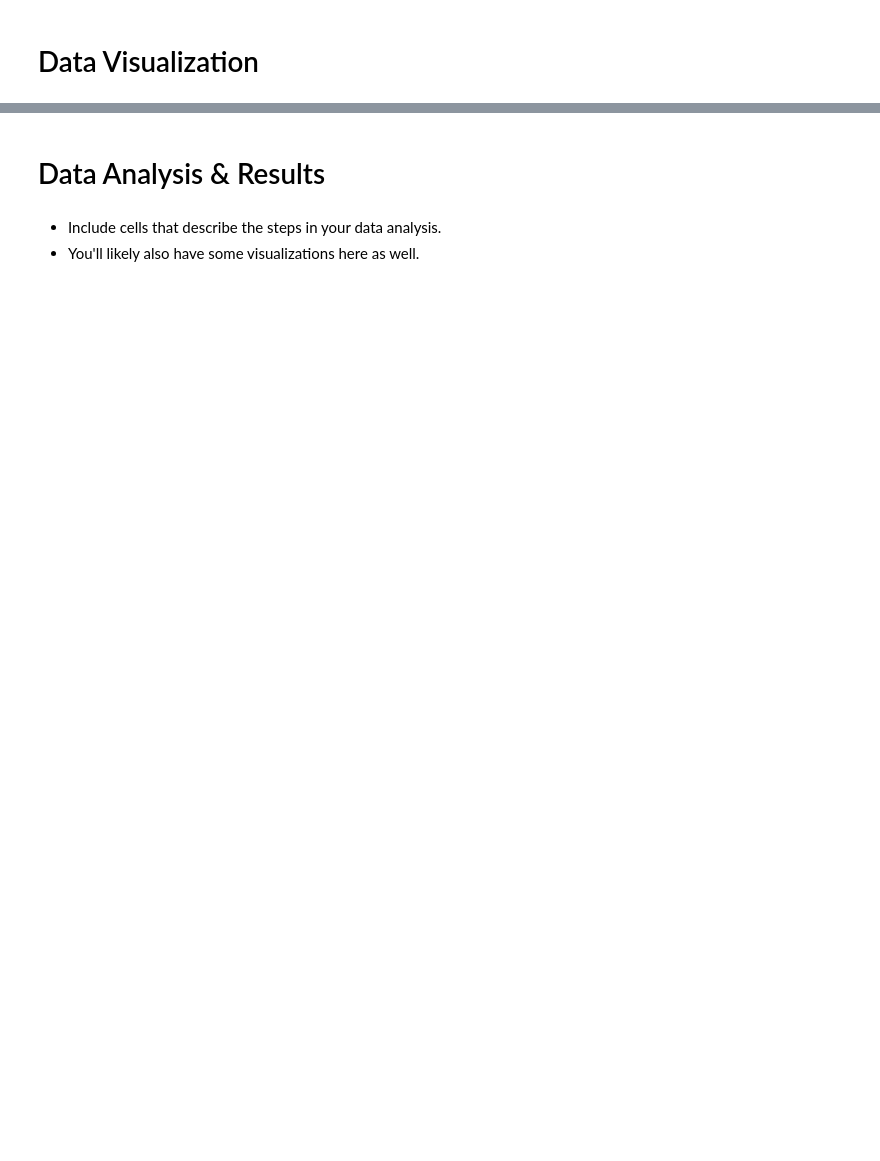
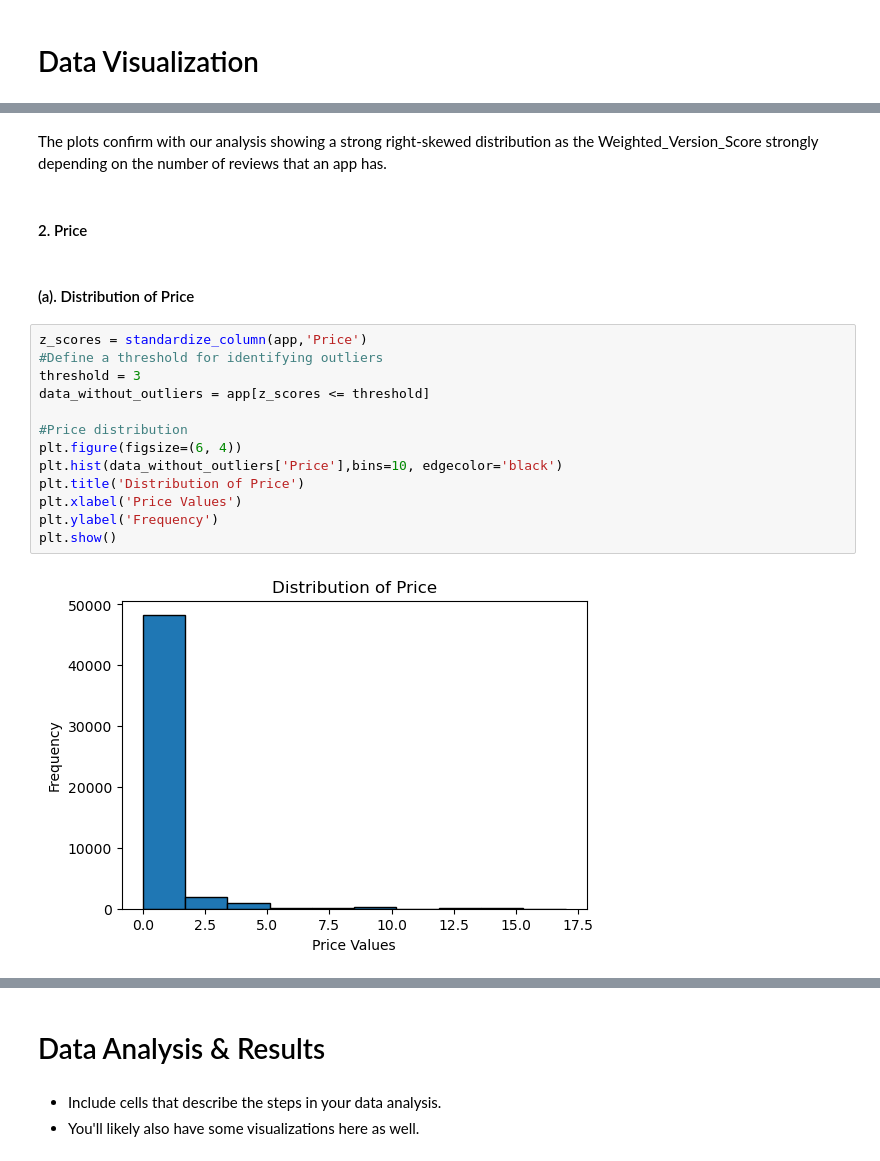
Before and after one commit to XIC051/ECE176-FINAL-PROJECT, a Jupyter notebook: FinalProject-Group13.ipynb, the cells around one changed output, grey strips where cells are left out. Drawn from its saved outputs; the diff is of its cells as text; blank space fills up the shorter version.

```diff
--- a/FinalProject-Group13.ipynb
+++ b/FinalProject-Group13.ipynb
@@ -150,0 +252,21 @@ app.head()
+# %% [markdown]
+The plots confirm with our analysis showing a strong right-skewed distribution as the Weighted_Version_Score strongly depending on the number of reviews that an app has.
+# %% [markdown]
+#### 2. Price
+# %% [markdown]
+#### (a). Distribution of Price
+# %%
+z_scores = standardize_column(app,'Price')
+#Define a threshold for identifying outliers
+threshold = 3
+data_without_outliers = app[z_scores <= threshold]
+
+#Price distribution
+plt.figure(figsize=(6, 4))
+plt.hist(data_without_outliers['Price'],bins=10, edgecolor='black')
+plt.title('Distribution of Price')
+plt.xlabel('Price Values')
+plt.ylabel('Frequency')
+plt.show()
+# %% [output]
+[figure, added]
```
Also changed, not shown: parts of 43 cells of this notebook.
